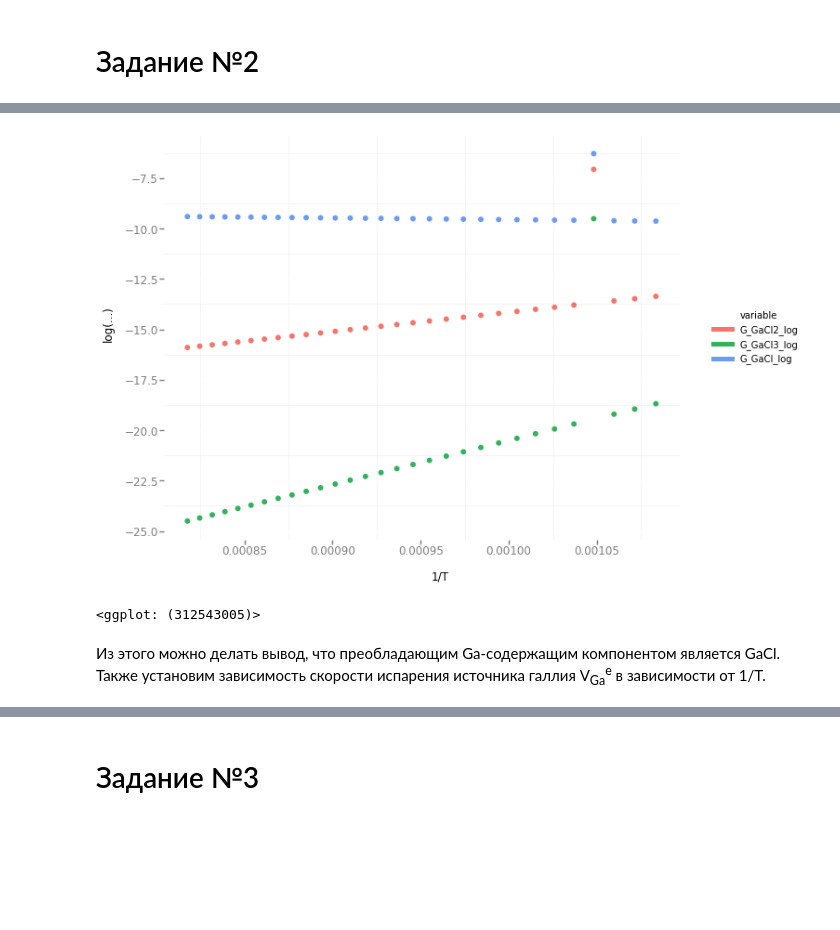
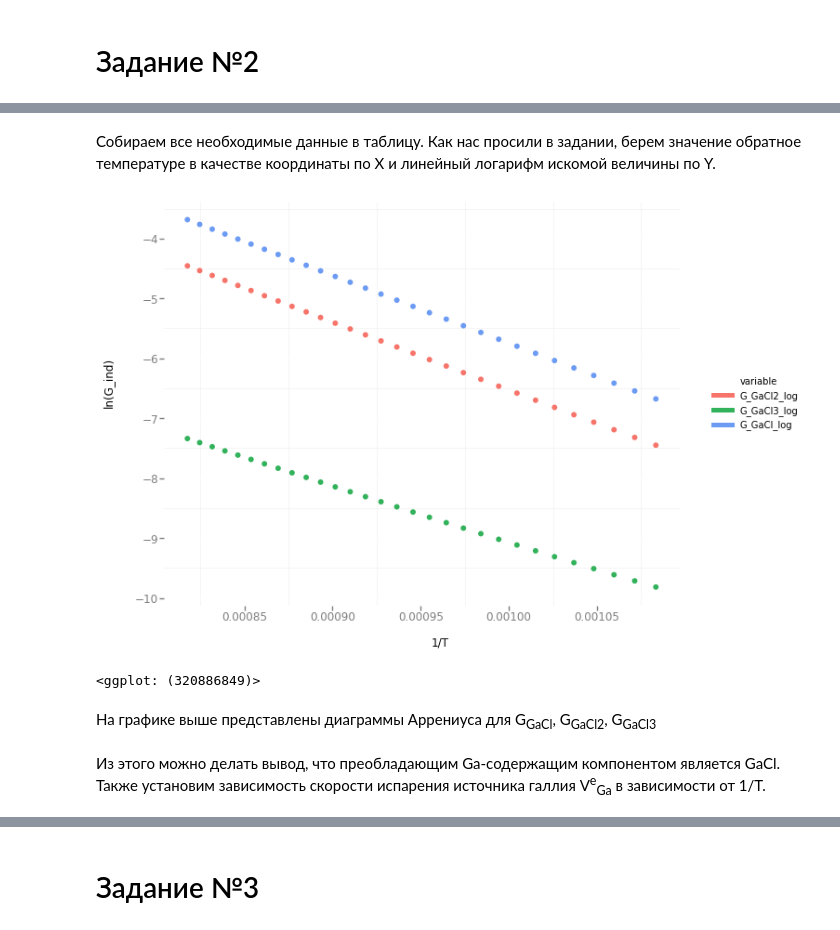
Before and after one commit to pavponn/computational-methods, a Jupyter notebook: course-work/AlganModel.ipynb, the cells around one changed output, grey strips where cells are left out. Saved outputs shown, nothing was run; the diff lists cells and outputs as text; code cells hidden in the pictures; blank space fills up the shorter version.

```diff
--- a/course-work/AlganModel.ipynb
+++ b/course-work/AlganModel.ipynb
@@ -105,17 +110,21 @@ def k10(temperature):
 # %%
-def newton_method(system, variables):
+def newton_method(initX, system, variables):
+    start_time = time.time()
+
     jacobian = sm.lambdify(variables, system.jacobian(variables))
     system = sm.lambdify(variables, system)
 
-    x = np.random.uniform(0.1, 1., len(variables)).tolist()
+    x = initX
     eps = 1e-9
     LIMIT = 1e8
-    delta = 1
+    delta = [1]
     steps = 0
     while np.linalg.norm(delta) > eps and steps < LIMIT:
         delta = sp.linalg.lu_solve(sp.linalg.lu_factor(jacobian(*x)), -system(*x))
         x = delta.flatten() + x
         steps += 1
+    print("--- %s seconds ---" % (time.time() - start_time))
+    print("--- %d steps ---\n" % steps)
     return x
 # %% [markdown]
 # Задание №1
@@ -180,14 +193,16 @@ delta = 0.01
 p = pg['HCl'] + pg['N2']
 data_for_temperature = pd.DataFrame(columns=['T_', 'V_Al', 'G_AlCl', 'G_AlCl2', 'G_AlCl3'])
 targets = ['AlCl', 'AlCl2', 'AlCl3']
+initX = np.random.uniform(0.1, 1., 5).tolist()
 for k, T in (enumerate(temperatures)):
     system, variables = system1(T)
-    solution = newton_method(system, variables)
+    solution = newton_method(initX, system, variables)
+    initX = solution
     # G for elements
     G = {}
     pe = dict(zip(map(str, variables), solution))
     for gasIndex in targets:
-        G[gasIndex] = d(gasIndex, T, p) * (pg[gasIndex] - pe['p_' + gasIndex]) / (8314 * T * delta)
+        G[gasIndex] = d(gasIndex, T, p) * (pg[gasIndex] - pe['p_e_' + gasIndex]) / (8314 * T * delta)
     density_Al = 2690
     mu_Al = elementsData['Al']['mu']
     V_Al = (G['AlCl'] + G['AlCl2'] + G['AlCl3']) * (mu_Al / density_Al) * 1e9
@@ -262,7 +299,7 @@ $ V_{Ga} = (G_{GaCl} + G_{GaCl_2} + G_{GaCl_3}) (\mu_{Ga} / \rho_{Ga}) * 10^9$
 находится скорость испарения источника галлия.
 # %%
 def system2(T):
-    p_GaCl, p_GaCl2, p_GaCl3, p_HCl, p_H2 = sm.symbols('p_GaCl, p_GaCl2, p_GaCl3, p_HCl, p_H2')
+    p_e_GaCl, p_e_GaCl2, p_e_GaCl3, p_e_HCl, p_e_H2 = sm.symbols('p_e_GaCl, p_e_GaCl2, p_e_GaCl3, p_e_HCl, p_e_H2')
     p = pg['N2'] + pg['HCl']
     d_HCl = d('HCl', T, p)
     d_H2 = d('H2', T, p)
@@ -270,13 +307,13 @@ def system2(T):
     d_GaCl2 = d('GaCl2', T, p)
     d_GaCl3 = d('GaCl3', T, p)
     equations = []
-    equations.append(p_HCl ** 2 - k4(T) * p_GaCl ** 2 * p_H2)
-    equations.append(p_HCl ** 2 - k5(T) * p_GaCl2 * p_H2)
-    equations.append(p_HCl ** 6 - k6(T) * p_GaCl3 ** 2 * p_H2 ** 3)
-    equations.append(d_HCl * (pg['HCl'] - p_HCl) + 2 * d_H2 * (pg['H2'] - p_H2))
-    equations.append(d_GaCl  * (pg['GaCl'] - p_GaCl)  +
-                     2 * d_GaCl2 * (pg['GaCl2'] - p_GaCl2) +
-                     3 * d_GaCl3 * (pg['GaCl3'] - p_GaCl3) +
-                     d_HCl * (pg['HCl'] - p_HCl))
+    equations.append(p_e_HCl ** 2 - k4(T) * p_e_GaCl ** 2 * p_e_H2)
+    equations.append(p_e_HCl ** 2 - k5(T) * p_e_GaCl2 * p_e_H2)
+    equations.append(p_e_HCl ** 6 - k6(T) * p_e_GaCl3 ** 2 * p_e_H2 ** 3)
+    equations.append(d_HCl * (pg['HCl'] - p_e_HCl) + 2 * d_H2 * (pg['H2'] - p_e_H2))
+    equations.append(d_GaCl  * (pg['GaCl'] - p_e_GaCl)  +
+                     2 * d_GaCl2 * (pg['GaCl2'] - p_e_GaCl2) +
+                     3 * d_GaCl3 * (pg['GaCl3'] - p_e_GaCl3) +
+                     d_HCl * (pg['HCl'] - p_e_HCl))
     system = sm.Matrix(equations)
-    return system, (p_GaCl, p_GaCl2, p_GaCl3, p_HCl, p_H2)
+    return system, (p_e_GaCl, p_e_GaCl2, p_e_GaCl3, p_e_HCl, p_e_H2)
@@ -284,14 +325,16 @@ def system2(T):
 data_for_temperature = pd.DataFrame(columns=['T_', 'V_Ga', 'G_GaCl', 'G_GaCl2', 'G_GaCl3'])
 temperatures = np.linspace(650, 950, 30) + 273
 targets = ['GaCl', 'GaCl2', 'GaCl3']
+initX = np.random.uniform(0.1, 1., 5).tolist()
 for k, T in (enumerate(temperatures)):
     system, variables = system2(T)
-    solution = newton_method(system, variables)
+    solution = newton_method(initX, system, variables)
+    initX = solution
     # G for elements
     G = {}
     pe = dict(zip(map(str, variables), solution))
     for gasIndex in targets:
-        G[gasIndex] = d(gasIndex, T, p) * (pg[gasIndex] - pe['p_' + gasIndex]) / (8314 * T * delta)
+        G[gasIndex] = d(gasIndex, T, p) * (pg[gasIndex] - pe['p_e_' + gasIndex]) / (8314 * T * delta)
     density_Ga = 5900.
     mu_Ga = elementsData['Ga']['mu']
     V_Ga = (G['GaCl'] + G['GaCl2'] + G['GaCl3']) * (mu_Ga / density_Ga) * 1e9
@@ -305,3 +366,5 @@ for k, T in (enumerate(temperatures)):
+# %% [markdown]
+Собираем все необходимые данные в таблицу. Как нас просили в задании, берем значение обратное температуре в качестве координаты по X и линейный логарифм искомой величины по Y.
 # %%
 data_for_temperature['invT'] = 1 / data_for_temperature.T_
 data_for_temperature['V_Ga_log'] = np.log(np.abs(data_for_temperature.V_Ga))
@@ -314,16 +377,18 @@ graph_data_speed = pd.melt(data_for_temperature[['invT', 'V_Ga_log']], id_vars=[
 # %%
 (ggplot(aes(x = 'invT', y = 'value', color='variable'), graph_data_comp) +
     geom_point(size=35) +
-    ylab('log(...)') +
+    ylab('ln(G_ind)') +
     xlab('1/T') +
     theme_bw()
 )
 # %% [output]
-[figure, old version]
+[figure, new version]
-<ggplot: (312543005)>
+<ggplot: (320886849)>
+# %% [markdown]
+На графике выше представлены диаграммы Аррениуса для G<sub>GaCl</sub>, G<sub>GaCl2</sub>, G<sub>GaCl3</sub>
 # %% [markdown]
 Из этого можно делать вывод, что преобладающим Ga-содержащим компонентом является GaCl.
-Также установим зависимость скорости испарения источника галлия V<sub>Ga</sub><sup>e</sup> в зависимости от 1/T.
+Также установим зависимость скорости испарения источника галлия V<sup>e</sup><sub>Ga</sub> в зависимости от 1/T.
 # %%
 (ggplot(aes(x = 'invT', y = 'value', color='variable'), graph_data_speed) +
     geom_point(size=35) +
```
Also changed, not shown: parts of 26 cells of this notebook.
